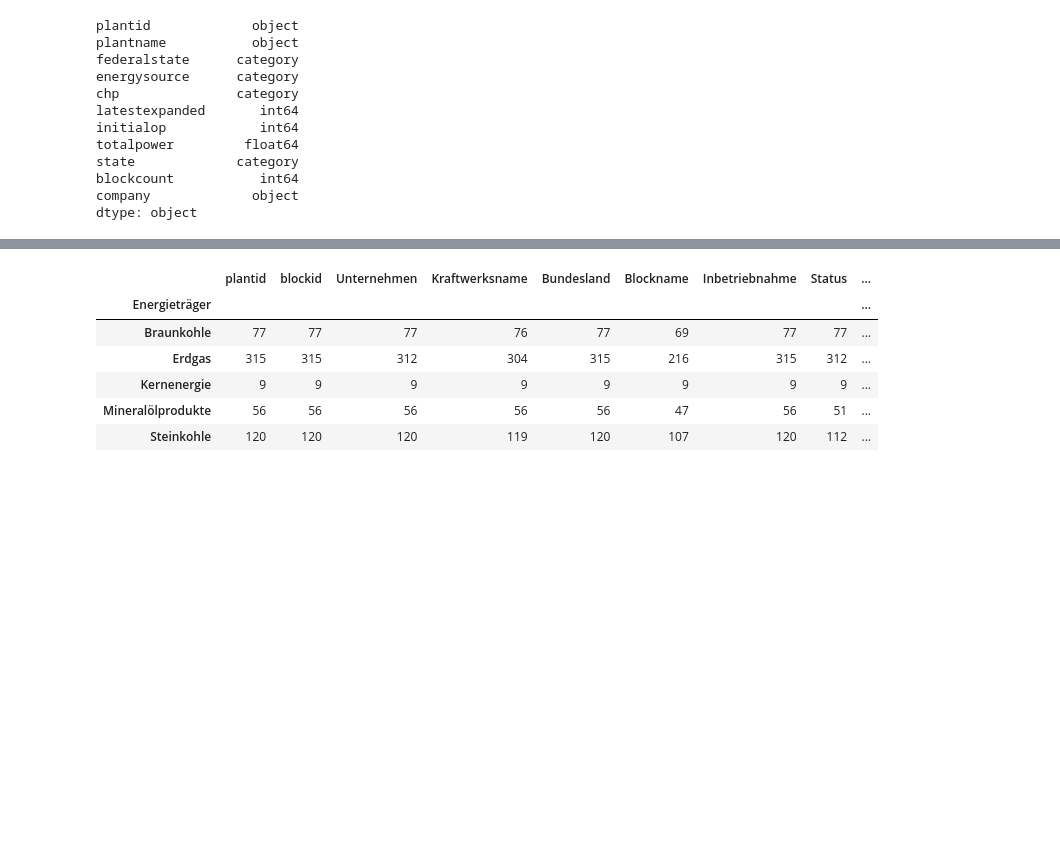
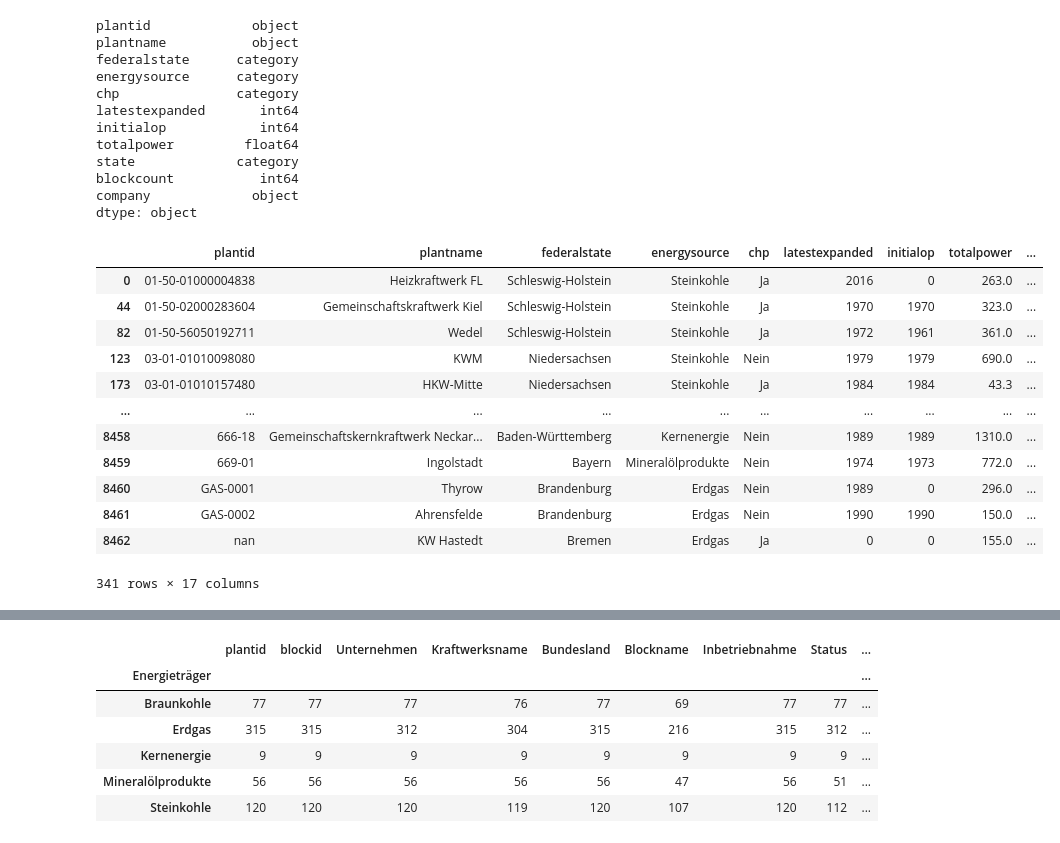
Before and after one commit to sidietz/plantwatch-data, a Jupyter notebook: basic/toblocks-v3.ipynb, the cells around one changed output, grey strips where cells are left out. Drawn from its saved outputs; the diff is of its cells as text; code cells hidden in the pictures; blank space fills up the shorter version.

```diff
--- a/basic/toblocks-v3.ipynb
+++ b/basic/toblocks-v3.ipynb
@@ -417,0 +465,2 @@ stammdaten.drop(drop_list, axis=1, inplace=True)
+# %%
+plants_d1 = plants_final.merge(prtr, how="left", left_on="plantid", right_on="kennnummer")
@@ -417,0 +469,21 @@ stammdaten.drop(drop_list, axis=1, inplace=True)
+# %%
+pld2 = plants_d1.drop_duplicates(['plantid'])
+# %%
+pld3 = pld2.drop(DROP_ST3, axis=1)
+plants_final2 = pld3
+# %%
+plants_final2
+# %% [output]
+|  | plantid | plantname | federalstate | energysource | chp | latestexpanded | initialop | totalpower | ... |
+| 0 | 01-50-01000004838 | Heizkraftwerk FL | Schleswig-Holstein | Steinkohle | Ja | 2016 | 0 | 263.0 | ... |
+| 44 | 01-50-02000283604 | Gemeinschaftskraftwerk Kiel | Schleswig-Holstein | Steinkohle | Ja | 1970 | 1970 | 323.0 | ... |
+| 82 | 01-50-56050192711 | Wedel | Schleswig-Holstein | Steinkohle | Ja | 1972 | 1961 | 361.0 | ... |
+| 123 | 03-01-01010098080 | KWM | Niedersachsen | Steinkohle | Nein | 1979 | 1979 | 690.0 | ... |
+| 173 | 03-01-01010157480 | HKW-Mitte | Niedersachsen | Steinkohle | Ja | 1984 | 1984 | 43.3 | ... |
+| ... | ... | ... | ... | ... | ... | ... | ... | ... | ... |
+| 8458 | 666-18 | Gemeinschaftskernkraftwerk Neckar... | Baden-Württemberg | Kernenergie | Nein | 1989 | 1989 | 1310.0 | ... |
+| 8459 | 669-01 | Ingolstadt | Bayern | Mineralölprodukte | Nein | 1974 | 1973 | 772.0 | ... |
+| 8460 | GAS-0001 | Thyrow | Brandenburg | Erdgas | Nein | 1989 | 0 | 296.0 | ... |
+| 8461 | GAS-0002 | Ahrensfelde | Brandenburg | Erdgas | Nein | 1990 | 1990 | 150.0 | ... |
+| 8462 | nan | KW Hastedt | Bremen | Erdgas | Ja | 0 | 0 | 155.0 | ... |
+341 rows × 17 columns
```
Also changed, not shown: parts of 16 cells of this notebook.
